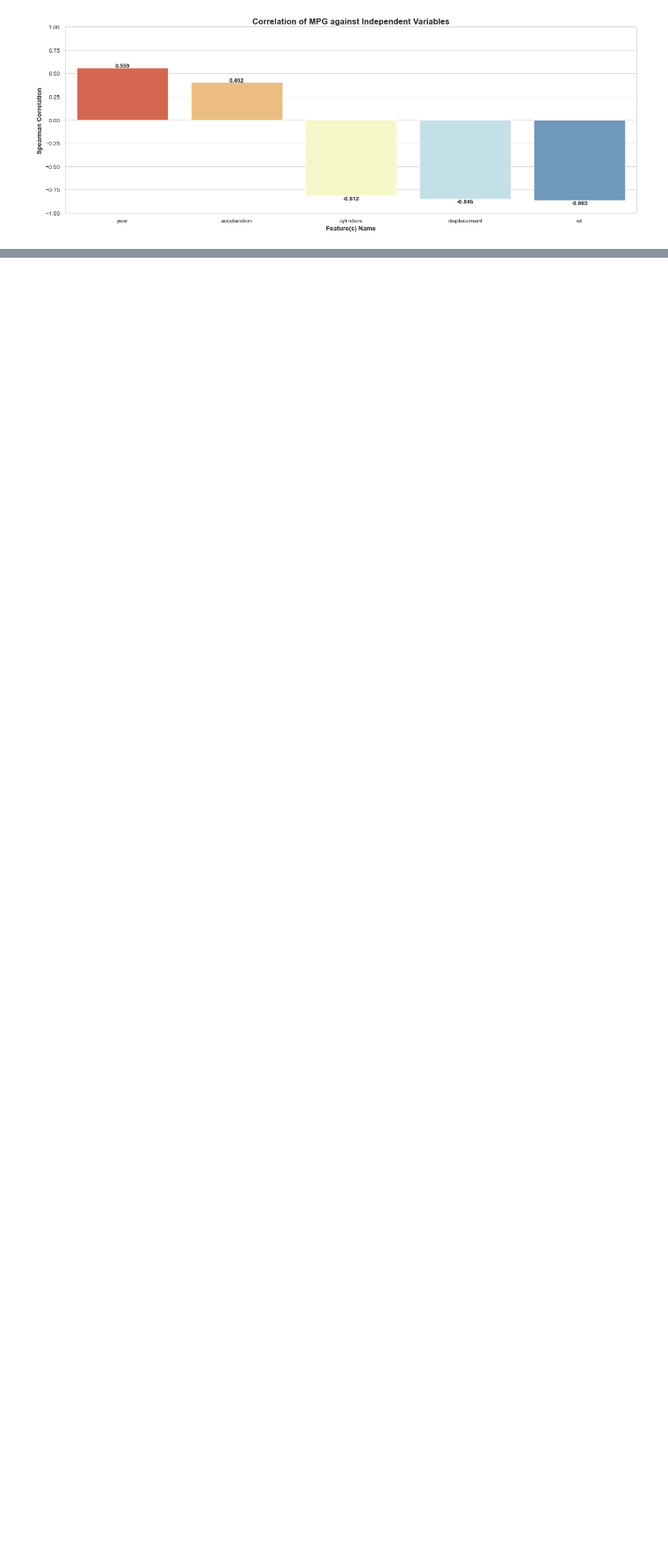
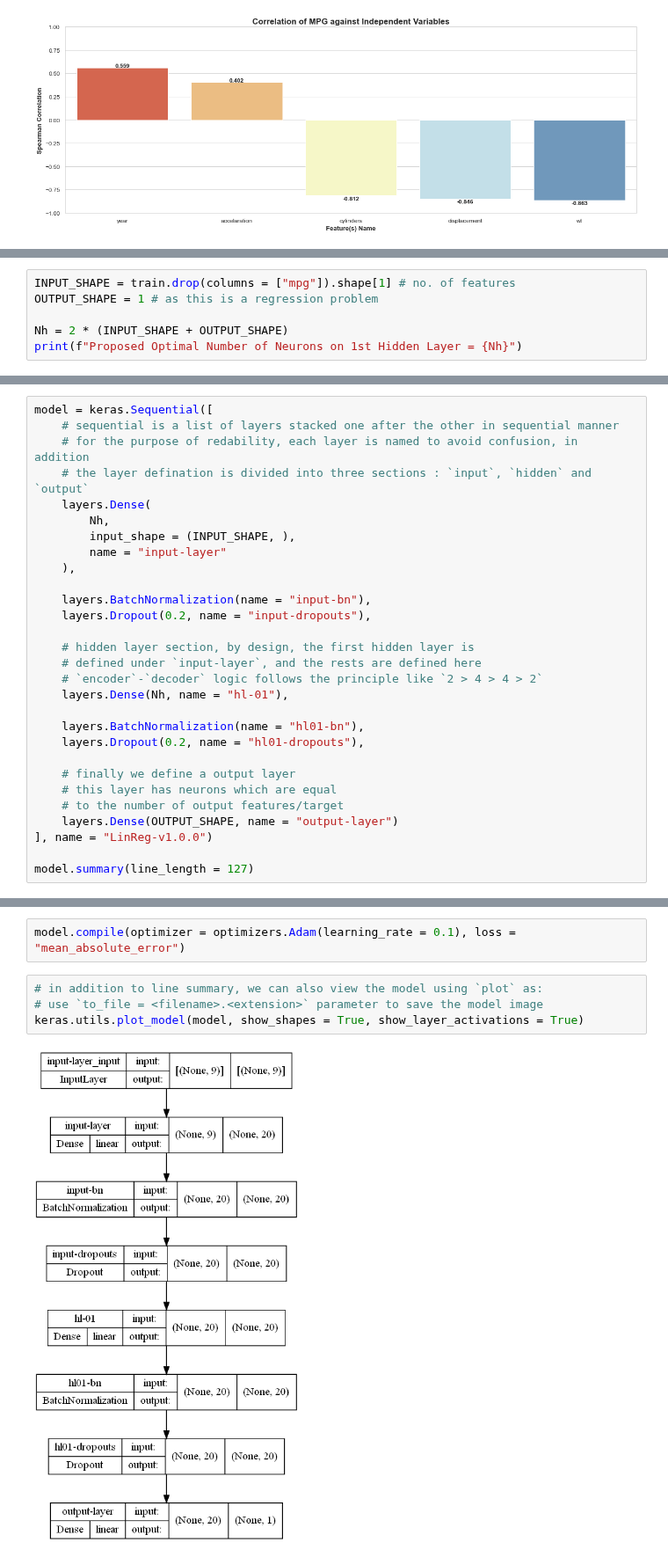
Before and after one commit to ZenithClown/self-development, a Jupyter notebook: Learning Python Programming/Artificial Intelligence (AI)/Deep Learning (DL)/Tensor Flow/1.0 Basic Regression with Keras API.ipynb, the cells around one changed output, grey strips where cells are left out. Shown at 88% size. Saved outputs shown, nothing was run; the diff lists cells and outputs as text; blank space fills up the shorter version.

Commit message:
add linreg-v100 model, not working

```diff
--- a/Learning Python Programming/Artificial Intelligence (AI)/Deep Learning (DL)/Tensor Flow/1.0 Basic Regression with Keras API.ipynb
+++ b/Learning Python Programming/Artificial Intelligence (AI)/Deep Learning (DL)/Tensor Flow/1.0 Basic Regression with Keras API.ipynb
@@ -138,0 +163,6 @@ plt.show()
+# %%
+INPUT_SHAPE = train.drop(columns = ["mpg"]).shape[1] # no. of features
+OUTPUT_SHAPE = 1 # as this is a regression problem
+
+Nh = 2 * (INPUT_SHAPE + OUTPUT_SHAPE)
+print(f"Proposed Optimal Number of Neurons on 1st Hidden Layer = {Nh}")
@@ -138,0 +171,29 @@ plt.show()
+# %%
+model = keras.Sequential([
+    # sequential is a list of layers stacked one after the other in sequential manner
+    # for the purpose of redability, each layer is named to avoid confusion, in addition
+    # the layer defination is divided into three sections : `input`, `hidden` and `output`
+    layers.Dense(
+        Nh,
+        input_shape = (INPUT_SHAPE, ),
+        name = "input-layer"
+    ),
+
+    layers.BatchNormalization(name = "input-bn"),
+    layers.Dropout(0.2, name = "input-dropouts"),
+
+    # hidden layer section, by design, the first hidden layer is
+    # defined under `input-layer`, and the rests are defined here
+    # `encoder`-`decoder` logic follows the principle like `2 > 4 > 4 > 2`
+    layers.Dense(Nh, name = "hl-01"),
+
+    layers.BatchNormalization(name = "hl01-bn"),
+    layers.Dropout(0.2, name = "hl01-dropouts"),
+
+    # finally we define a output layer
+    # this layer has neurons which are equal
+    # to the number of output features/target
+    layers.Dense(OUTPUT_SHAPE, name = "output-layer")
+], name = "LinReg-v1.0.0")
+
+model.summary(line_length = 127)
@@ -138,0 +218,8 @@ plt.show()
+# %%
+model.compile(optimizer = optimizers.Adam(learning_rate = 0.1), loss = "mean_absolute_error")
+# %%
+# in addition to line summary, we can also view the model using `plot` as:
+# use `to_file = <filename>.<extension>` parameter to save the model image
+keras.utils.plot_model(model, show_shapes = True, show_layer_activations = True)
+# %% [output]
+[figure, added]
```
Also changed, not shown: parts of 11 cells of this notebook.
